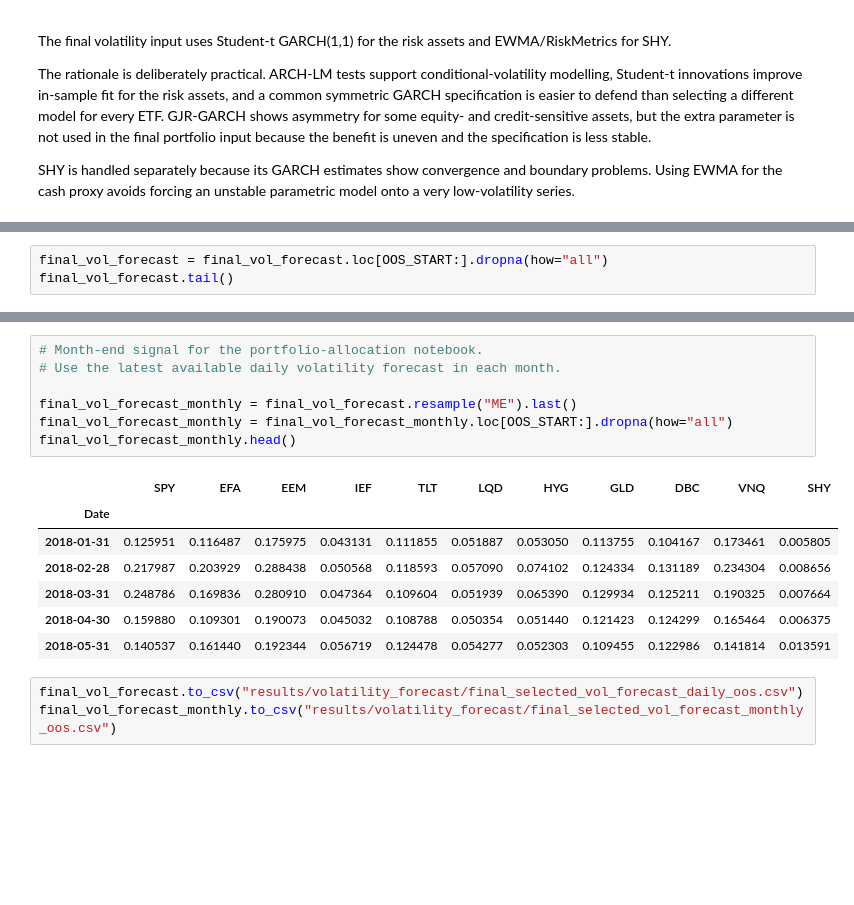
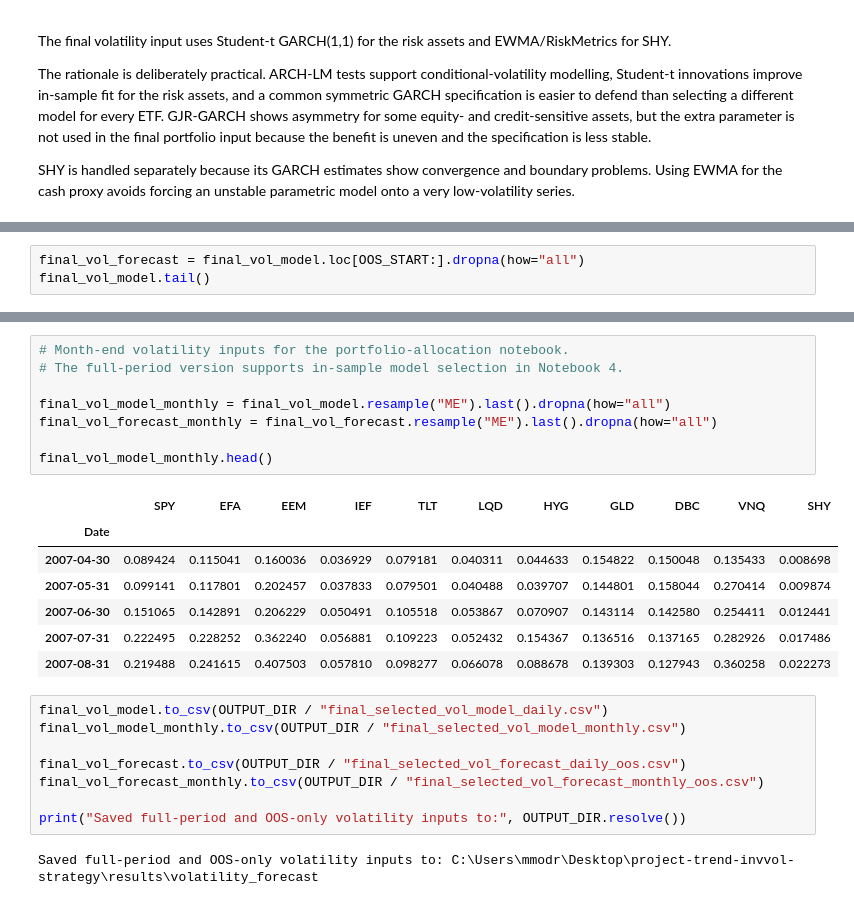
Before and after one commit to matteomodrian/project-trend-invvol-strategy, a Jupyter notebook: 03_volatility_forecasting.ipynb, the cells around one changed output, grey strips where cells are left out. Drawn from its saved outputs; the diff is of its cells as text; blank space fills up the shorter version.

Commit message:
Clean final project version

```diff
--- a/03_volatility_forecasting_reviewed.ipynb
+++ b/03_volatility_forecasting.ipynb
@@ -902,6 +905,6 @@ The final dataset is an ex-ante OOS volatility panel: Student-t GARCH(1,1) for r
 # %%
-final_vol_forecast = final_vol_forecast.loc[OOS_START:].dropna(how="all")
-final_vol_forecast.tail()
+final_vol_forecast = final_vol_model.loc[OOS_START:].dropna(how="all")
+final_vol_model.tail()
 # %% [output]
 |  | SPY | EFA | EEM | IEF | TLT | LQD | HYG | GLD | DBC | VNQ | SHY |
 | Date |  |  |  |  |  |  |  |  |  |  |  |
@@ -913,18 +916,26 @@ final_vol_forecast.tail()
 # %%
-# Month-end signal for the portfolio-allocation notebook.
-# Use the latest available daily volatility forecast in each month.
+# Month-end volatility inputs for the portfolio-allocation notebook.
+# The full-period version supports in-sample model selection in Notebook 4.
 
-final_vol_forecast_monthly = final_vol_forecast.resample("ME").last()
-final_vol_forecast_monthly = final_vol_forecast_monthly.loc[OOS_START:].dropna(how="all")
-final_vol_forecast_monthly.head()
+final_vol_model_monthly = final_vol_model.resample("ME").last().dropna(how="all")
+final_vol_forecast_monthly = final_vol_forecast.resample("ME").last().dropna(how="all")
+
+final_vol_model_monthly.head()
 # %% [output]
 |  | SPY | EFA | EEM | IEF | TLT | LQD | HYG | GLD | DBC | VNQ | SHY |
 | Date |  |  |  |  |  |  |  |  |  |  |  |
-| 2018-01-31 | 0.125951 | 0.116487 | 0.175975 | 0.043131 | 0.111855 | 0.051887 | 0.053050 | 0.113755 | 0.104167 | 0.173461 | 0.005805 |
-| 2018-02-28 | 0.217987 | 0.203929 | 0.288438 | 0.050568 | 0.118593 | 0.057090 | 0.074102 | 0.124334 | 0.131189 | 0.234304 | 0.008656 |
-| 2018-03-31 | 0.248786 | 0.169836 | 0.280910 | 0.047364 | 0.109604 | 0.051939 | 0.065390 | 0.129934 | 0.125211 | 0.190325 | 0.007664 |
-| 2018-04-30 | 0.159880 | 0.109301 | 0.190073 | 0.045032 | 0.108788 | 0.050354 | 0.051440 | 0.121423 | 0.124299 | 0.165464 | 0.006375 |
-| 2018-05-31 | 0.140537 | 0.161440 | 0.192344 | 0.056719 | 0.124478 | 0.054277 | 0.052303 | 0.109455 | 0.122986 | 0.141814 | 0.013591 |
+| 2007-04-30 | 0.089424 | 0.115041 | 0.160036 | 0.036929 | 0.079181 | 0.040311 | 0.044633 | 0.154822 | 0.150048 | 0.135433 | 0.008698 |
+| 2007-05-31 | 0.099141 | 0.117801 | 0.202457 | 0.037833 | 0.079501 | 0.040488 | 0.039707 | 0.144801 | 0.158044 | 0.270414 | 0.009874 |
+| 2007-06-30 | 0.151065 | 0.142891 | 0.206229 | 0.050491 | 0.105518 | 0.053867 | 0.070907 | 0.143114 | 0.142580 | 0.254411 | 0.012441 |
+| 2007-07-31 | 0.222495 | 0.228252 | 0.362240 | 0.056881 | 0.109223 | 0.052432 | 0.154367 | 0.136516 | 0.137165 | 0.282926 | 0.017486 |
+| 2007-08-31 | 0.219488 | 0.241615 | 0.407503 | 0.057810 | 0.098277 | 0.066078 | 0.088678 | 0.139303 | 0.127943 | 0.360258 | 0.022273 |
 # %%
-final_vol_forecast.to_csv("results/volatility_forecast/final_selected_vol_forecast_daily_oos.csv")
-final_vol_forecast_monthly.to_csv("results/volatility_forecast/final_selected_vol_forecast_monthly_oos.csv")
+final_vol_model.to_csv(OUTPUT_DIR / "final_selected_vol_model_daily.csv")
+final_vol_model_monthly.to_csv(OUTPUT_DIR / "final_selected_vol_model_monthly.csv")
+
+final_vol_forecast.to_csv(OUTPUT_DIR / "final_selected_vol_forecast_daily_oos.csv")
+final_vol_forecast_monthly.to_csv(OUTPUT_DIR / "final_selected_vol_forecast_monthly_oos.csv")
+
+print("Saved full-period and OOS-only volatility inputs to:", OUTPUT_DIR.resolve())
+# %% [output]
+Saved full-period and OOS-only volatility inputs to: C:\Users\mmodr\Desktop\project-trend-invvol-strategy\results\volatility_forecast
```
Also changed, not shown: parts of 17 cells of this notebook, 19 other files.
